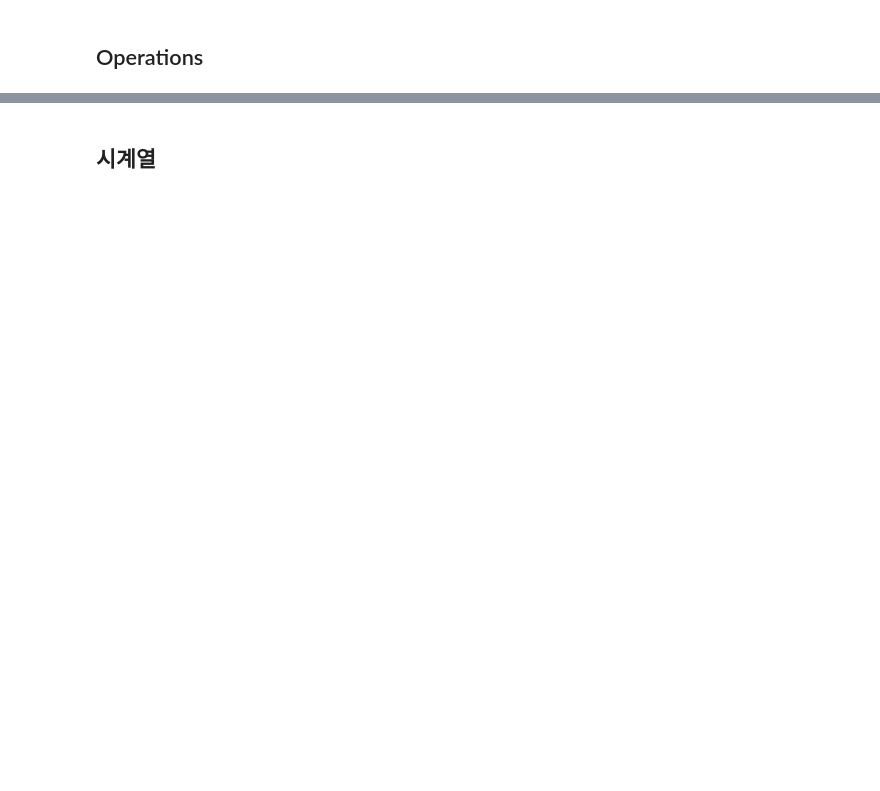
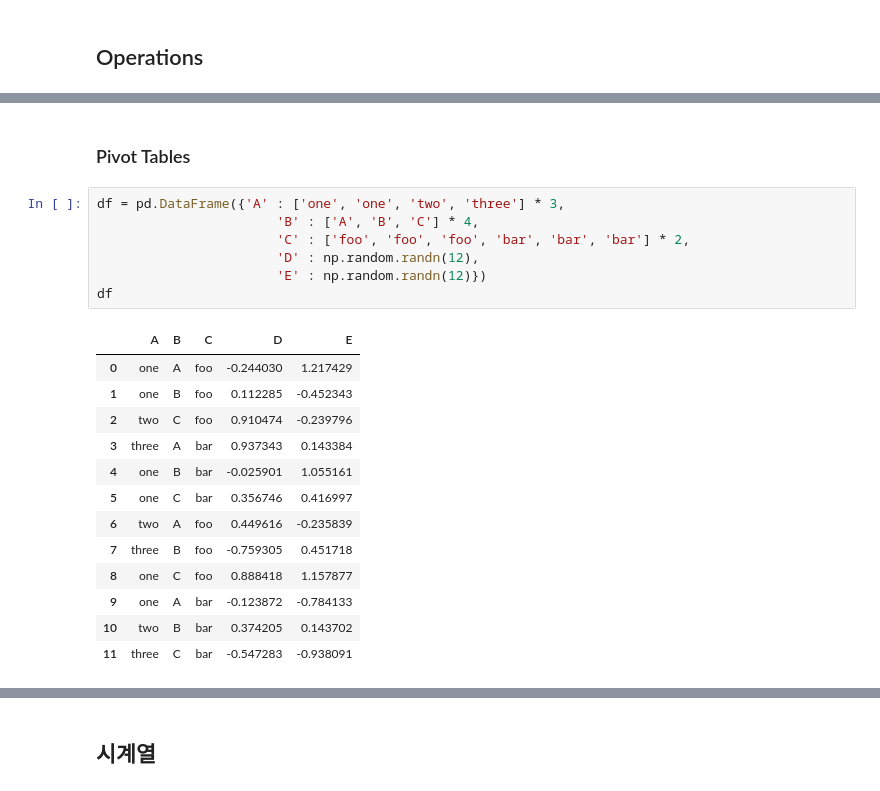
Before and after one commit to apollos92/jupyter, a Jupyter notebook: 02-01-Pandas.ipynb, the cells around one changed output, grey strips where cells are left out. Drawn from its saved outputs; the diff is of its cells as text; blank space fills up the shorter version.

```diff
--- a/02-01-Pandas.ipynb
+++ b/02-01-Pandas.ipynb
@@ -495,0 +1141,23 @@ df3
+# %% [markdown]
+### Pivot Tables
+# %%
+df = pd.DataFrame({'A' : ['one', 'one', 'two', 'three'] * 3,
+                       'B' : ['A', 'B', 'C'] * 4,
+                       'C' : ['foo', 'foo', 'foo', 'bar', 'bar', 'bar'] * 2,
+                       'D' : np.random.randn(12),
+                       'E' : np.random.randn(12)})
+df
+# %% [output]
+|  | A | B | C | D | E |
+| 0 | one | A | foo | -0.244030 | 1.217429 |
+| 1 | one | B | foo | 0.112285 | -0.452343 |
+| 2 | two | C | foo | 0.910474 | -0.239796 |
+| 3 | three | A | bar | 0.937343 | 0.143384 |
+| 4 | one | B | bar | -0.025901 | 1.055161 |
+| 5 | one | C | bar | 0.356746 | 0.416997 |
+| 6 | two | A | foo | 0.449616 | -0.235839 |
+| 7 | three | B | foo | -0.759305 | 0.451718 |
+| 8 | one | C | foo | 0.888418 | 1.157877 |
+| 9 | one | A | bar | -0.123872 | -0.784133 |
+| 10 | two | B | bar | 0.374205 | 0.143702 |
+| 11 | three | C | bar | -0.547283 | -0.938091 |
```
Also changed, not shown: parts of 181 cells of this notebook, 11 other files.
